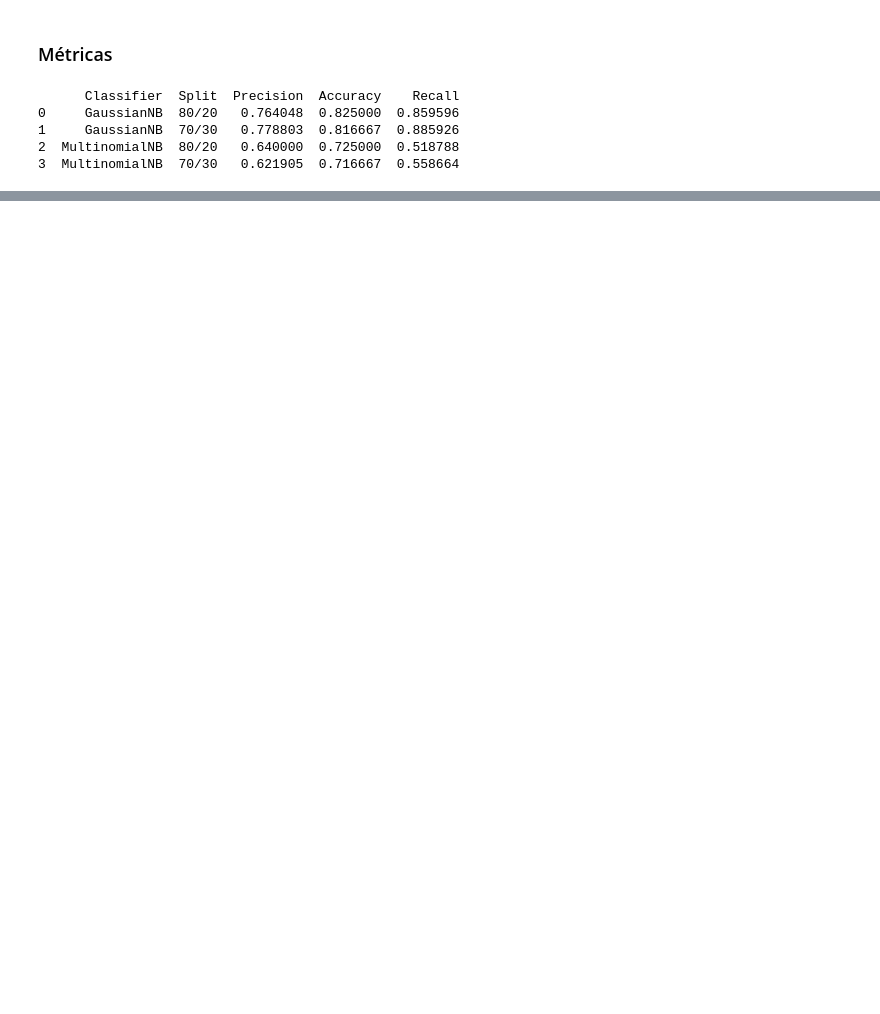
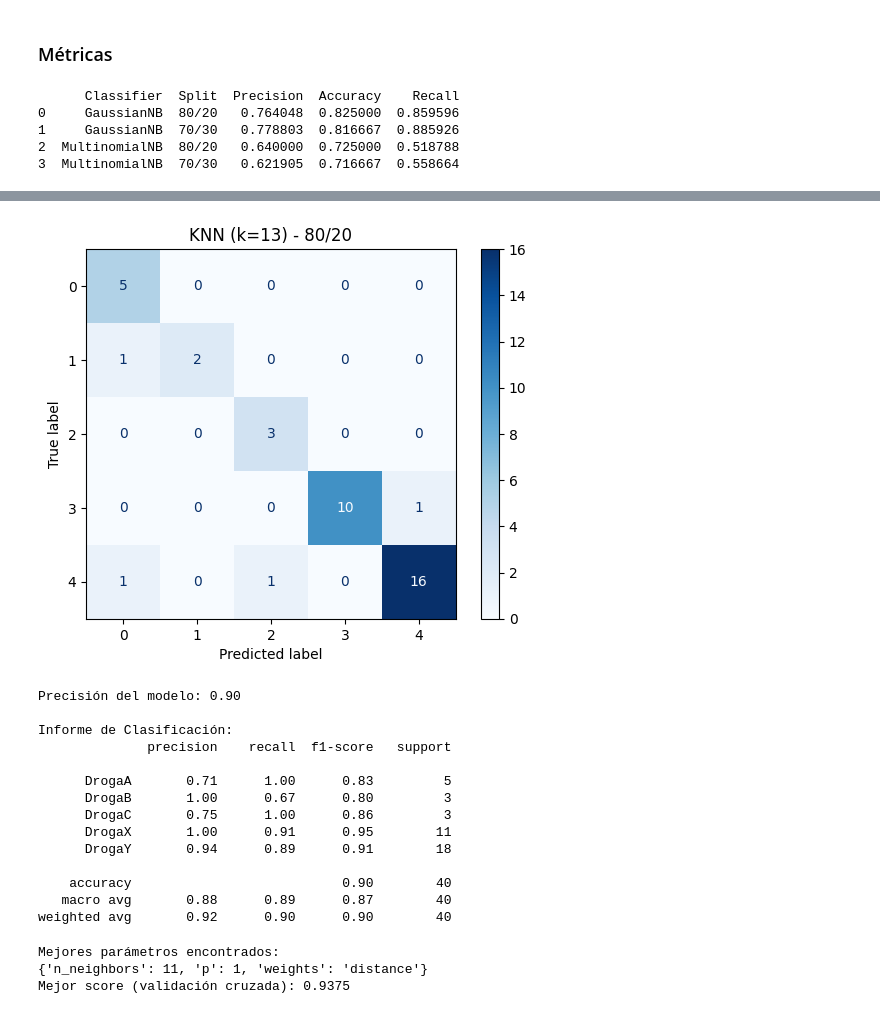
Before and after one commit to Fabrote/Classification-and-Regression-Trees, a Jupyter notebook: MD-TP2_TAPIA-PALACIO.ipynb, the cells around one changed output, grey strips where cells are left out. Saved outputs shown, nothing was run; the diff lists cells and outputs as text; code cells hidden in the pictures; blank space fills up the shorter version.

```diff
--- a/MD-TP2_TAPIA-PALACIO.ipynb
+++ b/MD-TP2_TAPIA-PALACIO.ipynb
@@ -1288,0 +1350,54 @@ print(metricas)
+# %%
+knn = KNeighborsClassifier(n_neighbors=13)
+
+knn.fit(X_train2, y_train2)
+
+predicciones = knn.predict(X_test2)
+# %%
+cm_knn = confusion_matrix(y_test2, predicciones)
+ConfusionMatrixDisplay(confusion_matrix=cm_knn).plot(cmap=plt.cm.Blues)
+plt.title('KNN (k=13) - 80/20')
+plt.show()
+
+accuracy = accuracy_score(y_test2, predicciones)
+print(f'Precisión del modelo: {accuracy:.2f}')
+
+print('\nInforme de Clasificación:')
+print(classification_report(y_test2, predicciones))
+# %% [output]
+[figure, added]
+Precisión del modelo: 0.90
+
+Informe de Clasificación:
+              precision    recall  f1-score   support
+
+      DrogaA       0.71      1.00      0.83         5
+      DrogaB       1.00      0.67      0.80         3
+      DrogaC       0.75      1.00      0.86         3
+      DrogaX       1.00      0.91      0.95        11
+      DrogaY       0.94      0.89      0.91        18
+
+    accuracy                           0.90        40
+   macro avg       0.88      0.89      0.87        40
+weighted avg       0.92      0.90      0.90        40
+# %%
+#Definir los parámetros a ajustar
+parametros_grid = {'n_neighbors':  range(1, 50, 10),
+                   'p':[1,2],
+                   'weights': ['uniform', 'distance'] }
+
+grid_search = GridSearchCV(estimator = knn,
+                           param_grid = parametros_grid,
+                           cv=5,
+                           scoring='accuracy',
+                           n_jobs=-1)
+
+grid_search.fit(X_train2, y_train2)
+
+print('\nMejores parámetros encontrados:')
+print(grid_search.best_params_)
+print(f'Mejor score (validación cruzada): {grid_search.best_score_:.4f}')
+# %% [output]
+Mejores parámetros encontrados:
+{'n_neighbors': 11, 'p': 1, 'weights': 'distance'}
+Mejor score (validación cruzada): 0.9375
```
Also changed, not shown: parts of 45 cells of this notebook.
